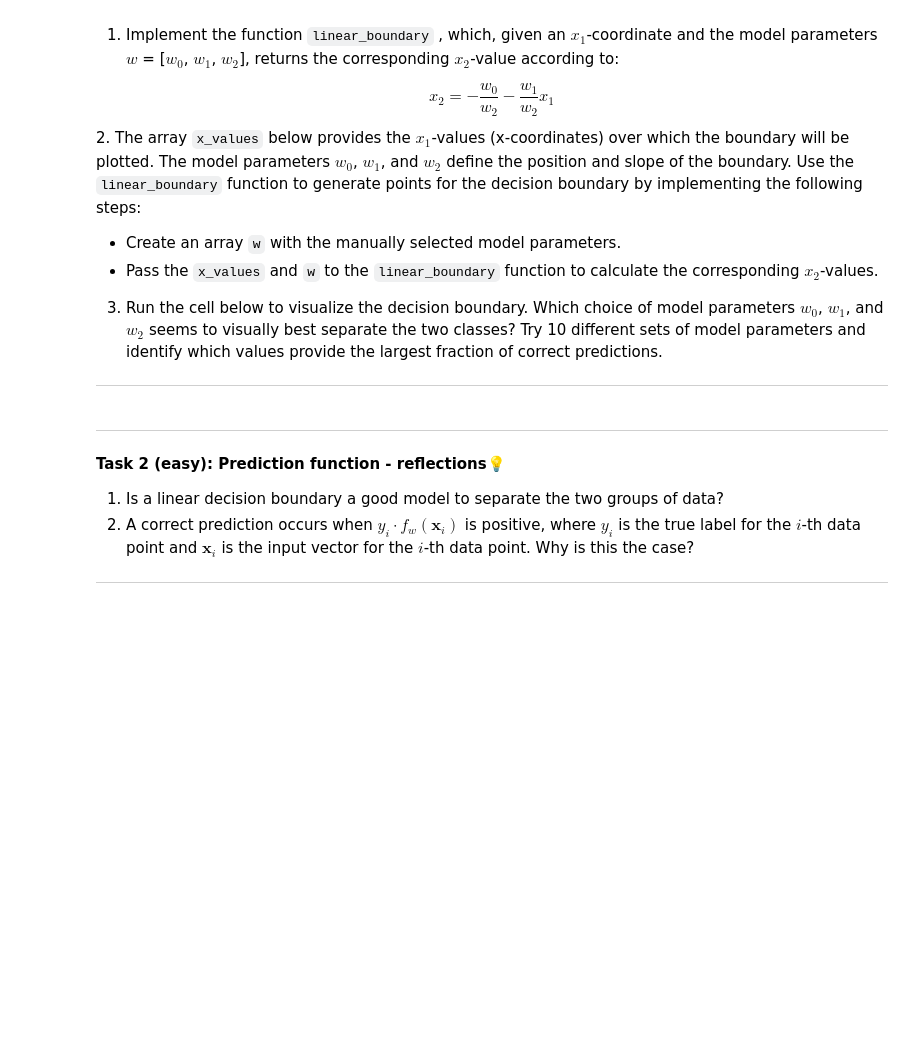
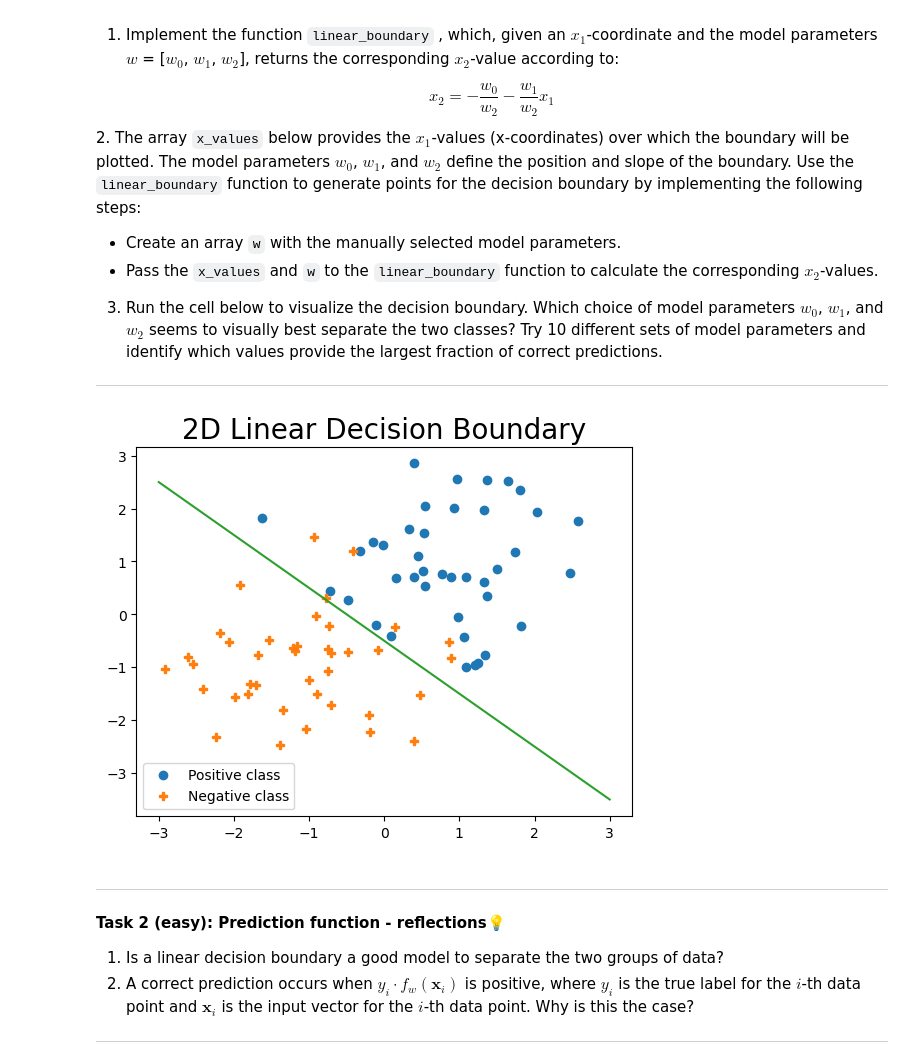
Before and after one commit to AlbertRossJoh/MLintro, a Jupyter notebook: W10/02-decision-(w09).ipynb, the cells around one changed output. Cells and saved outputs as stored; diff of their text form; code cells hidden in the pictures; blank space fills up the shorter version.

```diff
--- a/W10/02-decision-(w09).ipynb
+++ b/W10/02-decision-(w09).ipynb
@@ -130,26 +135,29 @@ $$
 # %%
 def linear_boundary(x, w):
     """
     :param x: x values of the line.
     :param w: List of model parameters [bias, slope] of the line.
 
     :return: the x2 values which correspond to the y-values of the boundary / line .
     """
-    # Write solutions here
+    w0, w1, w2 = w
+    return -w0/w2-(w1/w2)*x
     ...
 
 # Defining x-values and weights
 x_values = np.linspace(-3, 3, 100)
-w = None # write your solution here
+w = [.5, 1, 1]
 
 # Plotting the data points and decision boundary
 fig, ax = plt.subplots()
 ax.plot(p_pos[:, 0], p_pos[:, 1], "o", label='Positive class')
 ax.plot(p_neg[:, 0], p_neg[:, 1], "P", label='Negative class')
 ax.plot(x_values, linear_boundary(x_values, w))
 plt.title("2D Linear Decision Boundary", fontsize=20)
 plt.legend()
 plt.show()
+# %% [output]
+[figure, added]
 # %% [markdown]
 
 ---
```
Also changed, not shown: parts of 7 cells of this notebook.
